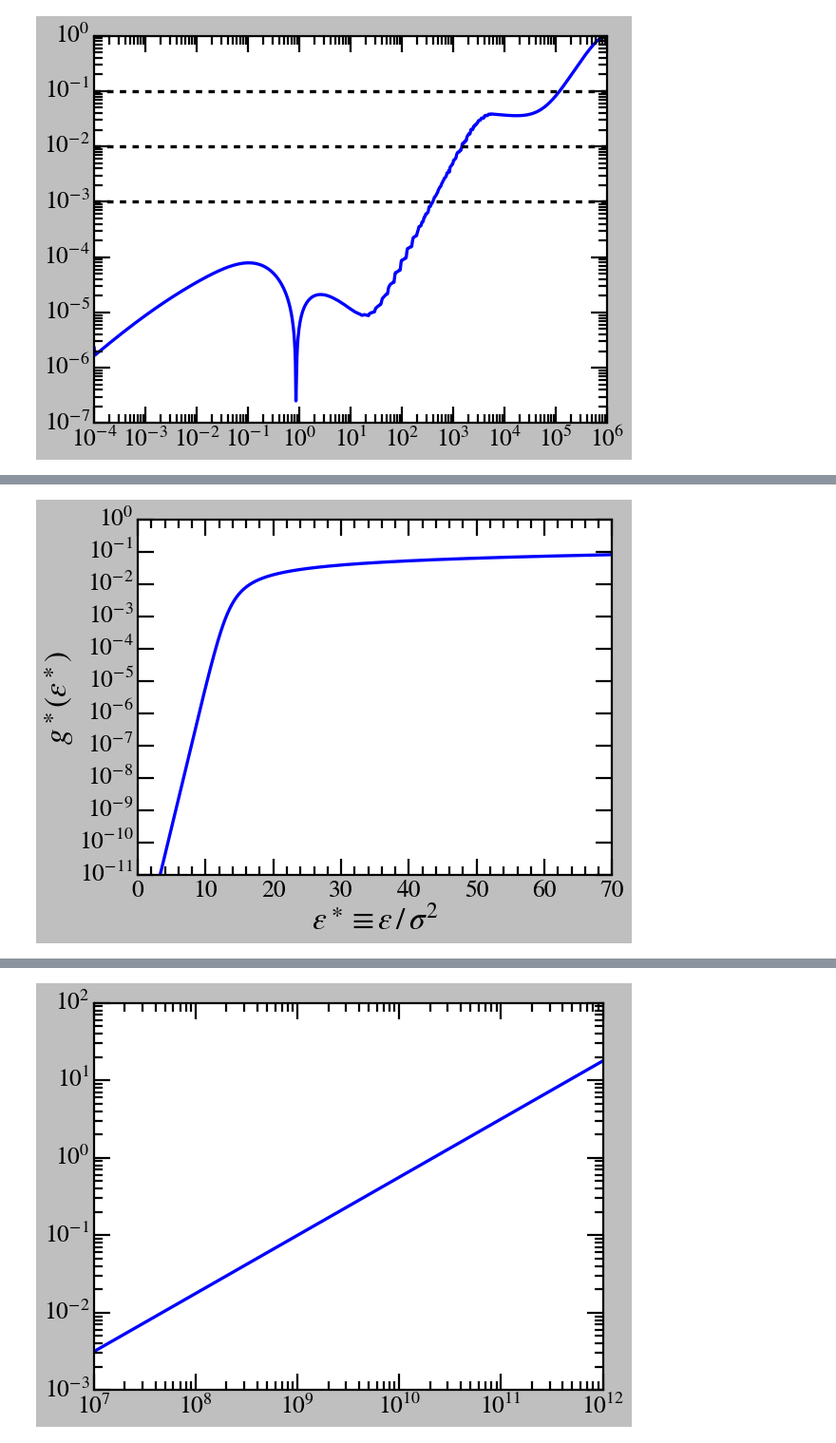
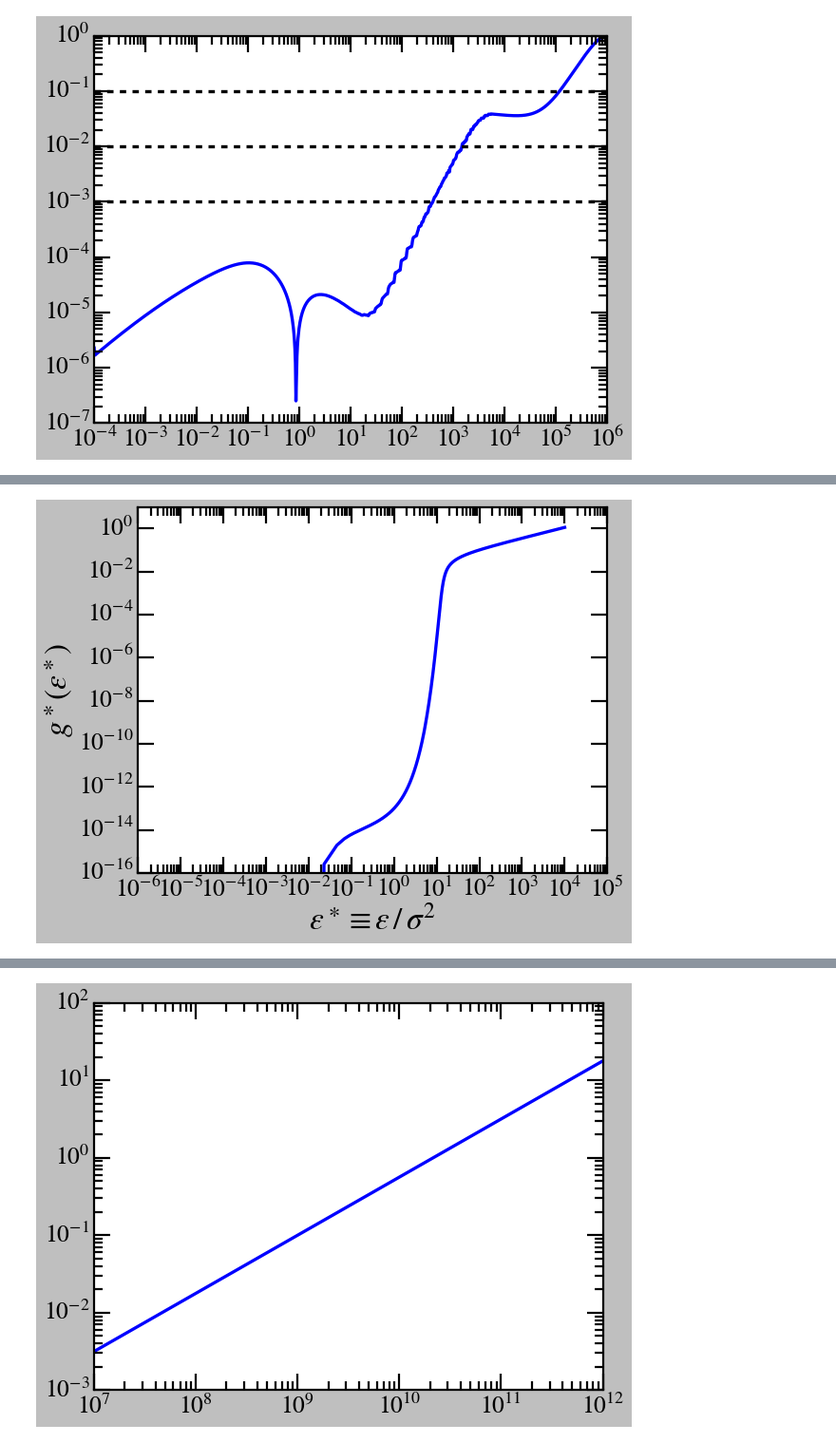
Before and after one commit to vinh-qtran/TidalDisruptionLRD, a Jupyter notebook: nbs/test.ipynb, the cells around one changed output, grey strips where cells are left out. Shown at 95% size. Cells and saved outputs as stored; diff of their text form; code cells hidden in the pictures.

```diff
--- a/nbs/test.ipynb
+++ b/nbs/test.ipynb
@@ -76,22 +63,22 @@ plt.show()
 # %%
 plt.plot(
     profile.epsilon_bins,
     profile.g_epsilon_bins,
 )
 
-# plt.xscale("log")
+plt.xscale("log")
 plt.yscale("log")
 
-plt.xlim(0, 70)
-plt.ylim(1e-11, 1e0)
+# plt.xlim(0, 70)
+# plt.ylim(1e-11, 1e0)
 
 plt.xlabel(r"$\epsilon^\ast \equiv \epsilon \, / \, \sigma^2$")
 plt.ylabel(r"$g^\ast (\epsilon^\ast)$")
 
 plt.tight_layout()
 plt.show()
 # %% [output]
-[figure, old version]
+[figure, new version]
 # %%
 plt.plot(
     profile.reduced_epsilon_bins,
```
Also changed, not shown: parts of 8 cells of this notebook, 3 other files.
